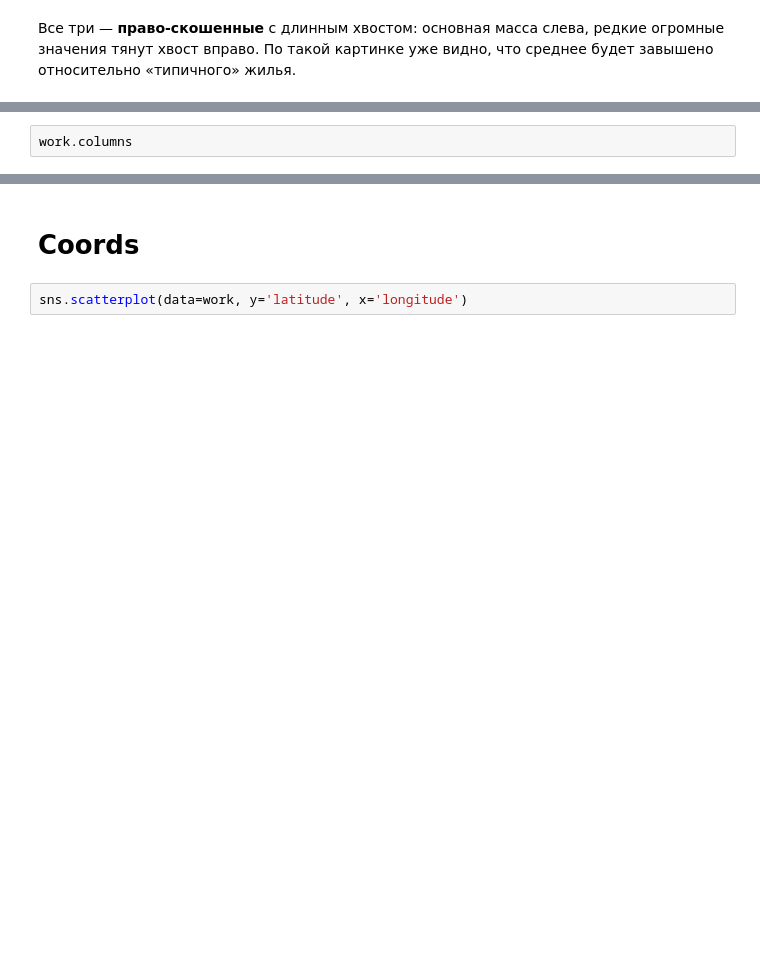
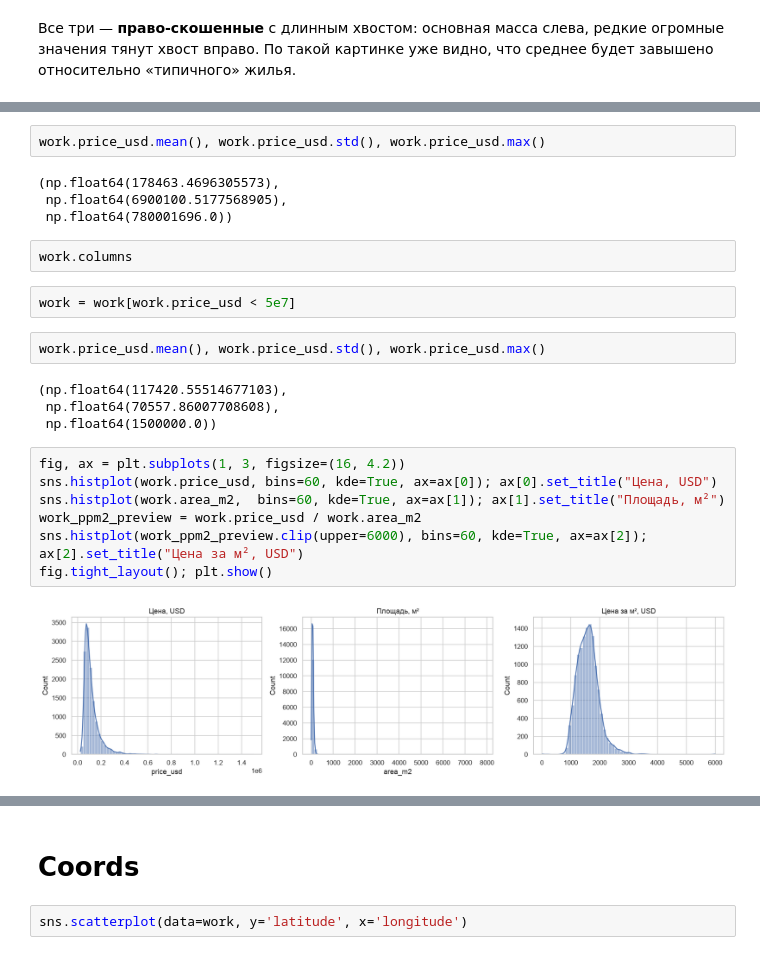
Before and after one commit to ai-academy-bish/ds8_house_kg_proj, a Jupyter notebook: seminar_1.ipynb, the cells around one changed output, grey strips where cells are left out. Saved outputs shown, nothing was run; the diff lists cells and outputs as text; blank space fills up the shorter version.

```diff
--- a/seminar_1.ipynb
+++ b/seminar_1.ipynb
@@ -99,2 +191,25 @@ fig.tight_layout(); plt.show()
+# %%
+work.price_usd.mean(), work.price_usd.std(), work.price_usd.max()
+# %% [output]
+(np.float64(178463.4696305573),
+ np.float64(6900100.5177568905),
+ np.float64(780001696.0))
 # %%
 work.columns
+# %%
+work = work[work.price_usd < 5e7]
+# %%
+work.price_usd.mean(), work.price_usd.std(), work.price_usd.max()
+# %% [output]
+(np.float64(117420.55514677103),
+ np.float64(70557.86007708608),
+ np.float64(1500000.0))
+# %%
+fig, ax = plt.subplots(1, 3, figsize=(16, 4.2))
+sns.histplot(work.price_usd, bins=60, kde=True, ax=ax[0]); ax[0].set_title("Цена, USD")
+sns.histplot(work.area_m2,  bins=60, kde=True, ax=ax[1]); ax[1].set_title("Площадь, м²")
+work_ppm2_preview = work.price_usd / work.area_m2
+sns.histplot(work_ppm2_preview.clip(upper=6000), bins=60, kde=True, ax=ax[2]); ax[2].set_title("Цена за м², USD")
+fig.tight_layout(); plt.show()
+# %% [output]
+[figure, added]
```
Also changed, not shown: parts of 30 cells of this notebook.
